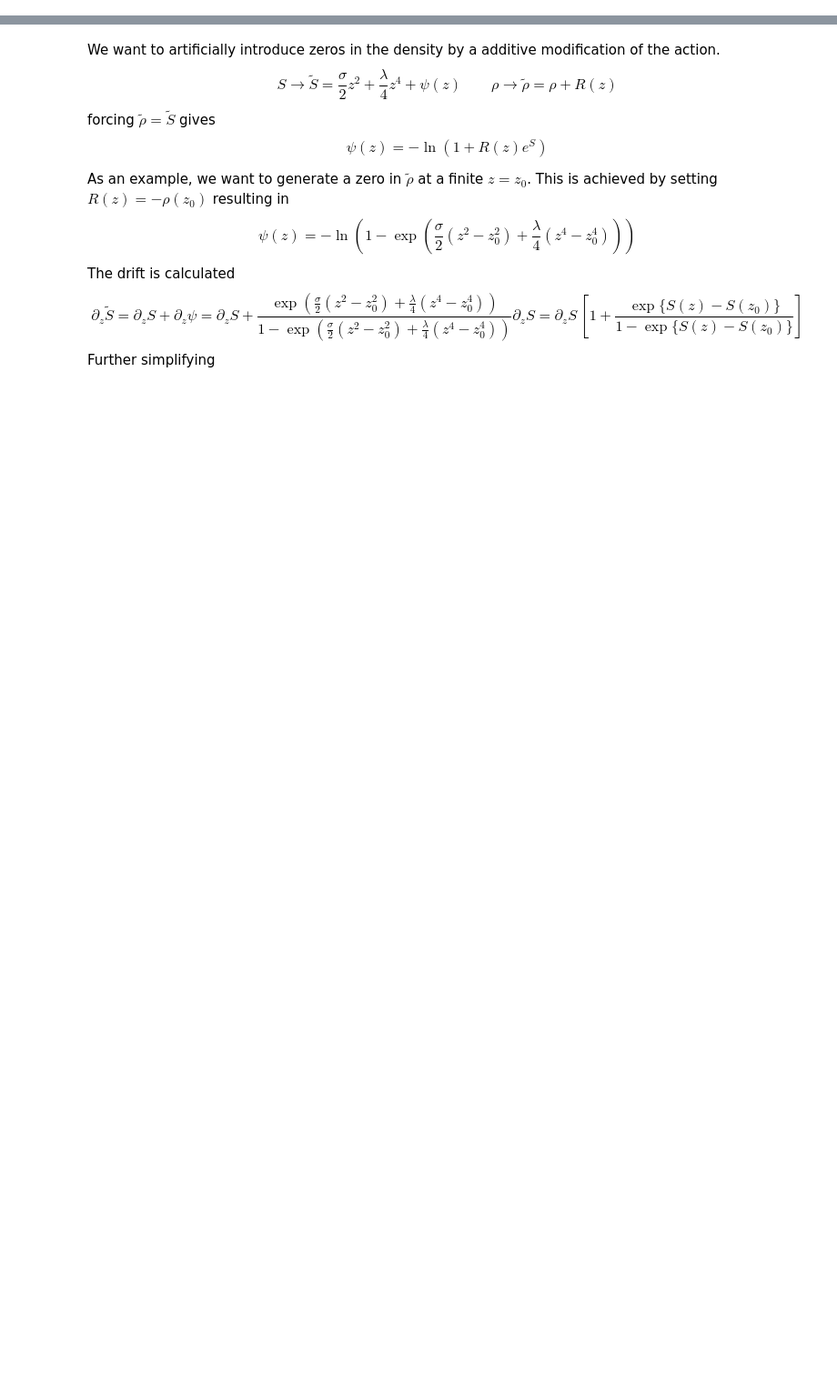
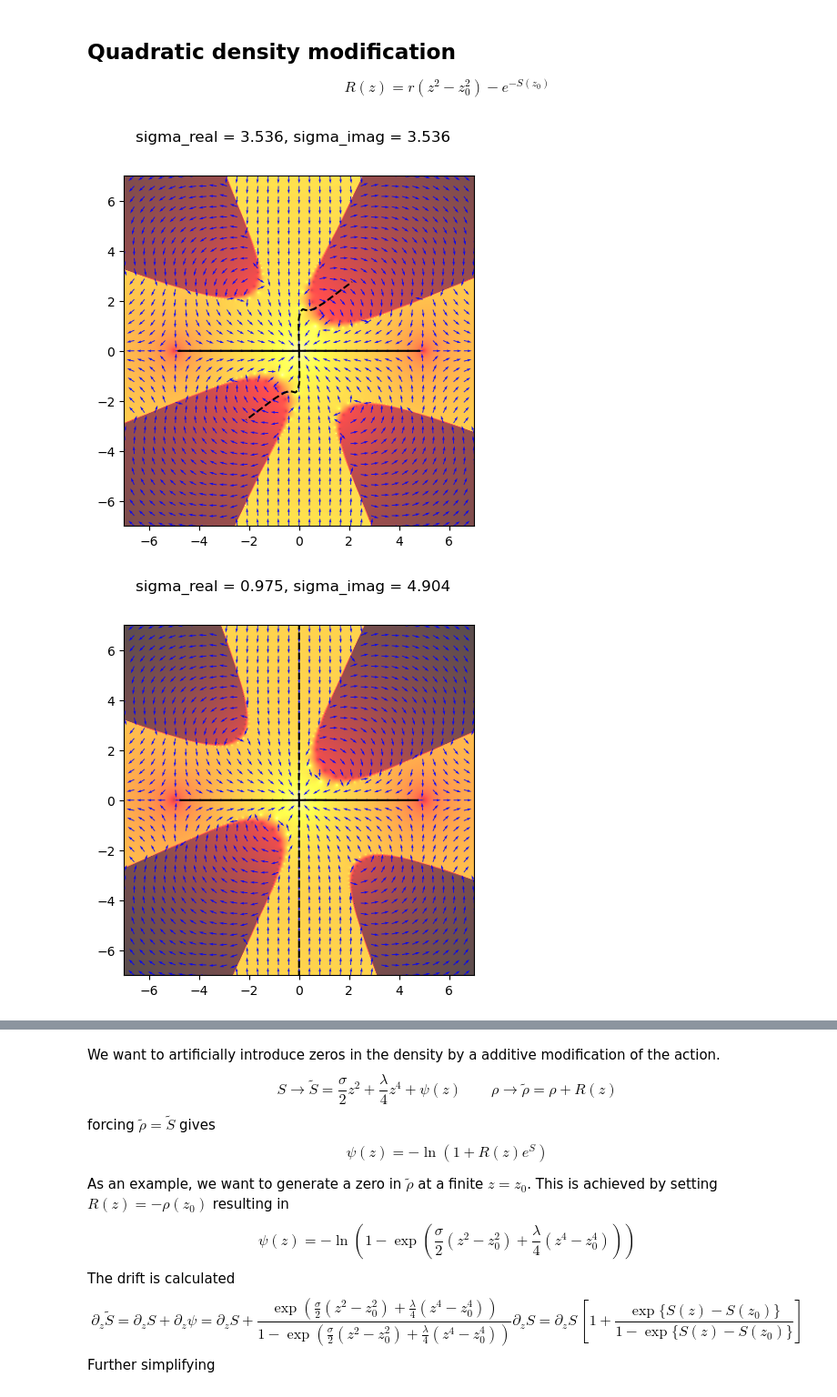
Before and after one commit to FabianHelmberger/Master_project, a Jupyter notebook: thimbles/modified_thimbles.ipynb, the cells around one changed output, grey strips where cells are left out. Shown at 91% size. Drawn from its saved outputs; the diff is of its cells as text; code cells hidden in the pictures; blank space fills up the shorter version.

```diff
--- a/thimbles/modified_thimbles.ipynb
+++ b/thimbles/modified_thimbles.ipynb
@@ -0,0 +1,3 @@
+# %% [markdown]
+## Quadratic density modification
+$$R(z) = r(z^2-z_0^2)-e^{-S(z_0)}$$
@@ -0,0 +67,67 @@
+# %%
+
+lamb = 1
+sigma_abs = 5
+
+start_angle = np.pi/4
+stop_angle = np.pi
+
+num = 4
+angles = np.linspace(start_angle, stop_angle, num, endpoint=False)
+sigma_vals = sigma_abs*(np.cos(angles) + 1j*np.sin(angles))
+
+phi_singular = 5
+pullback = 100
+
+
+import matplotlib.pyplot as plt
+
+for idx_sig, sigma in enumerate(sigma_vals):
+
+    fig, ax = plt.subplots(1, figsize=(5, 5))
+    fig.subplots_adjust(hspace=0.5, wspace=0.5)  # Adjust spacing between subplots
+    fig.suptitle(f"sigma_real = {np.round(np.real(sigma), 3)}, sigma_imag = {np.round(np.imag(sigma), 3)}")
+
+    # stable
+    solutions = solve_floweq(flow_equation_stable, crit_point=0, t_span = (0, 50000), t_points=1000000, sigma = sigma, lamb=lamb, pullback=pullback, phi_singular=phi_singular)
+    for sol in solutions:
+        ax.plot(sol.real, sol.imag, color = 'black')  # Set transparency for better visibility
+    # y_range = ax.get_ylim()
+
+    # stable
+    solutions = solve_floweq(flow_equation_unstable, crit_point=0, t_span = (0, 50000), t_points=1000000, sigma = sigma, lamb=lamb, pullback=pullback, phi_singular=phi_singular)
+    for sol in solutions:
+        ax.plot(sol.real, sol.imag, color = 'black', ls = '--')  # Set transparency for better visibility
+
+    x_range = (-7, 7)
+    y_range = (-7, 7)
+    x = np.linspace(*x_range, 400)
+    y = np.linspace(*y_range, 400)
+    X, Y = np.meshgrid(x, y)
+    Z = X + 1j * Y
+    drift_values = drift_func(Z, sigma=sigma, lamb=lamb, pullback=pullback, phi_singular=phi_singular)
+    mags = np.abs(drift_values)
+    # threshold = 1e-1
+    # mags[mags < threshold] = 0
+
+    ax.imshow(-np.log10(mags), extent=[*x_range, *y_range], origin='lower', cmap='hot', alpha=0.7)
+
+    x = np.linspace(*x_range, 35)
+    y = np.linspace(*y_range, 35)
+    X, Y = np.meshgrid(x, y)
+    Z = X + 1j * Y
+    drift_values = -1*drift_func(Z, sigma=sigma, lamb=lamb, pullback=pullback, phi_singular=phi_singular)
+
+    U = np.real(drift_values)
+    V = np.imag(drift_values)
+    mags = np.abs(drift_values)
+    # threshold = 1e-1
+    # mags[mags<threshold] = np.inf
+
+    ax.quiver(X, Y, U/mags, V/mags, color="blue", angles="xy", scale=45, alpha=0.9)
+    fig.show()
+    ax.set_ylim(*y_range)
+    ax.set_xlim(*x_range)
+# %% [output]
+[figure, added]
+[figure, added]
```
Also changed, not shown: parts of 15 cells of this notebook, 30 other files.
